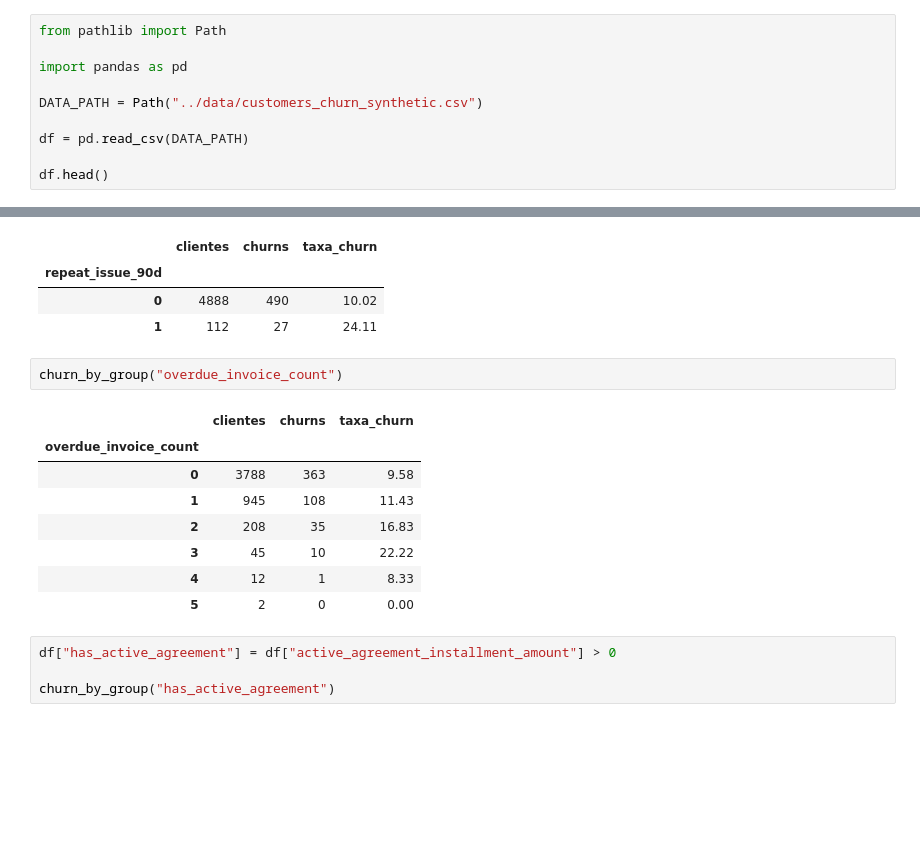
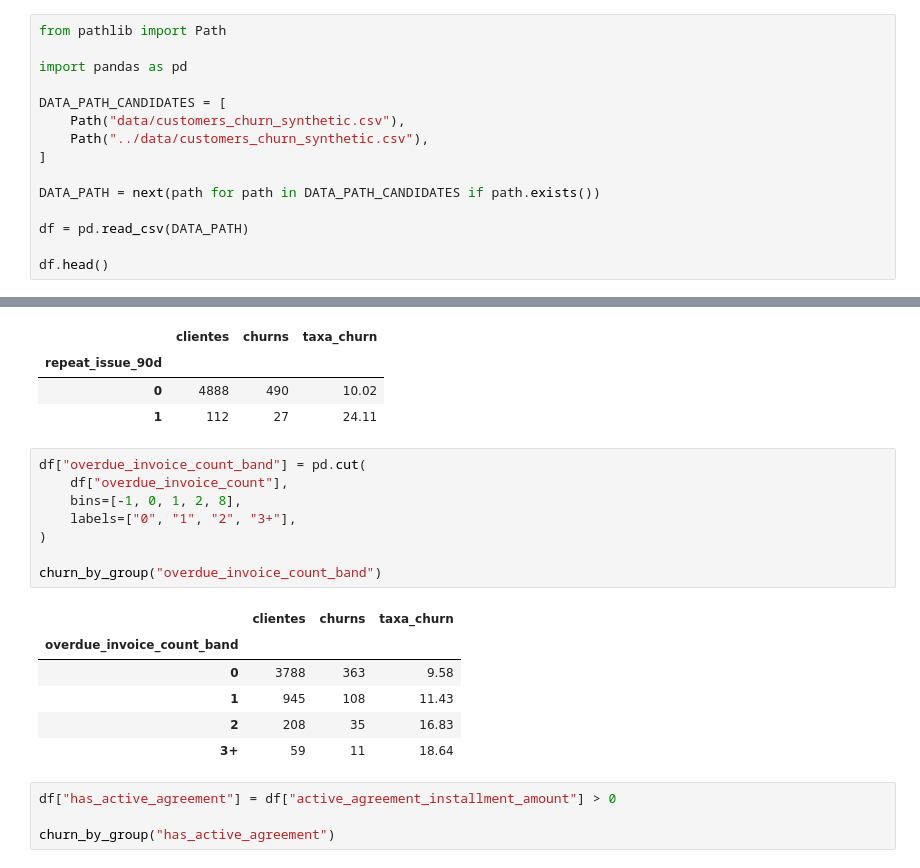
Before and after one commit to ViktorOliveira140/dataScience, a Jupyter notebook: notebooks/01_eda.ipynb, the cells around one changed output, grey strips where cells are left out. Drawn from its saved outputs; the diff is of its cells as text; blank space fills up the shorter version.

```diff
--- a/notebooks/01_eda.ipynb
+++ b/notebooks/01_eda.ipynb
@@ -9,7 +9,12 @@ from pathlib import Path
 
 import pandas as pd
 
-DATA_PATH = Path("../data/customers_churn_synthetic.csv")
+DATA_PATH_CANDIDATES = [
+    Path("data/customers_churn_synthetic.csv"),
+    Path("../data/customers_churn_synthetic.csv"),
+]
+
+DATA_PATH = next(path for path in DATA_PATH_CANDIDATES if path.exists())
 
 df = pd.read_csv(DATA_PATH)
 
@@ -266,16 +271,20 @@ Churn por repeat_issue_90d:
 | 0 | 4888 | 490 | 10.02 |
 | 1 | 112 | 27 | 24.11 |
 # %%
-churn_by_group("overdue_invoice_count")
+df["overdue_invoice_count_band"] = pd.cut(
+    df["overdue_invoice_count"],
+    bins=[-1, 0, 1, 2, 8],
+    labels=["0", "1", "2", "3+"],
+)
+
+churn_by_group("overdue_invoice_count_band")
 # %% [output]
 |  | clientes | churns | taxa_churn |
-| overdue_invoice_count |  |  |  |
+| overdue_invoice_count_band |  |  |  |
 | 0 | 3788 | 363 | 9.58 |
 | 1 | 945 | 108 | 11.43 |
 | 2 | 208 | 35 | 16.83 |
-| 3 | 45 | 10 | 22.22 |
-| 4 | 12 | 1 | 8.33 |
-| 5 | 2 | 0 | 0.00 |
+| 3+ | 59 | 11 | 18.64 |
 # %%
 df["has_active_agreement"] = df["active_agreement_installment_amount"] > 0
 
```
Also changed, not shown: 3 other files.
